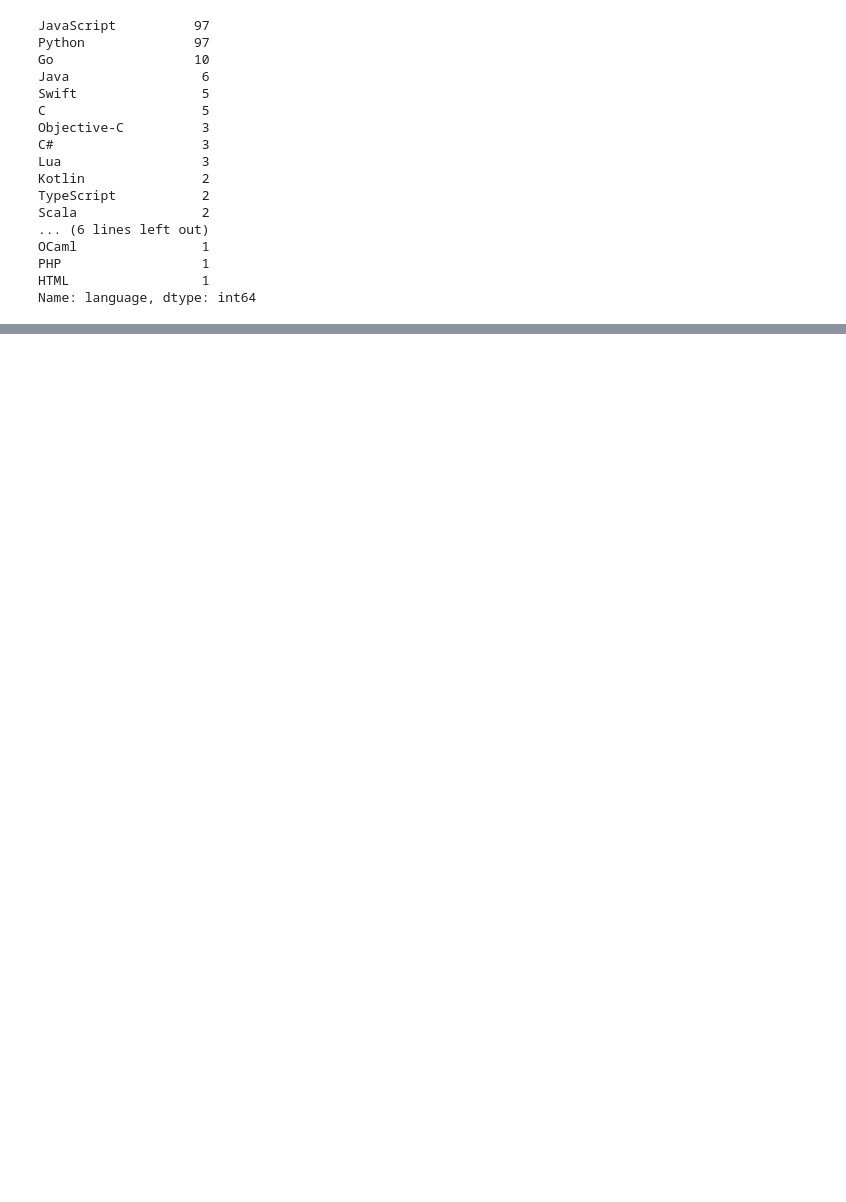
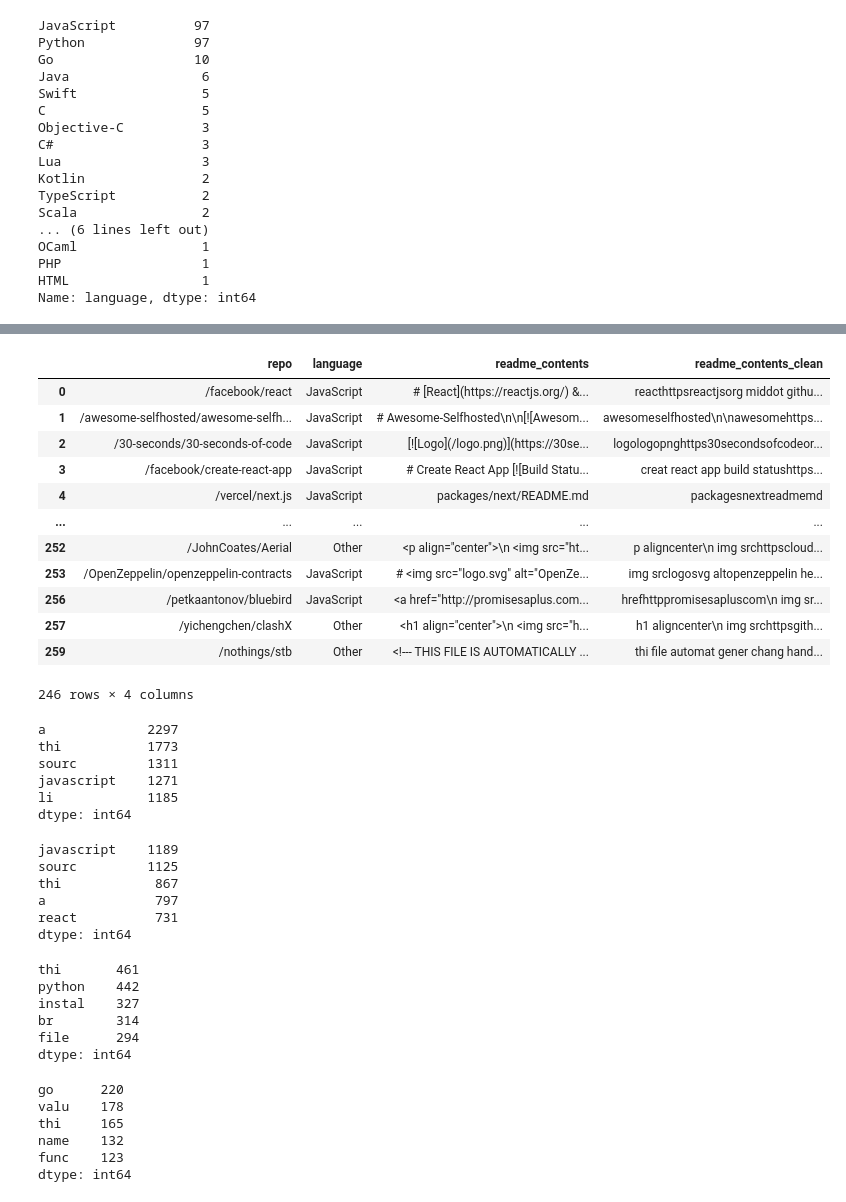
Before and after one commit to github-readme-nlp-project/github-readme-nlp-project, a Jupyter notebook: morgan_working_report.ipynb, the cells around one changed output, grey strips where cells are left out. Saved outputs shown, nothing was run; the diff lists cells and outputs as text; code cells hidden in the pictures; blank space fills up the shorter version.

```diff
--- a/morgan_working_report.ipynb
+++ b/morgan_working_report.ipynb
@@ -125,0 +131,2 @@ df.head()
+# %%
+df = df.dropna()
@@ -145,0 +164,10 @@ Name: language, dtype: int64
+# %%
+def create_other(df):
+    copy = df.language.copy()
+    output = []
+    for lang in copy:
+        if (lang != 'JavaScript') & (lang != 'Python') & (lang != 'Go'):
+            output.append('Other')
+        else:
+            output.append(lang)
+    return output
@@ -145,0 +240,16 @@ Name: language, dtype: int64
+# %%
+df_clean
+# %% [output]
+|  | repo | language | readme_contents | readme_contents_clean |
+| 0 | /facebook/react | JavaScript | # [React](https://reactjs.org/) &... | reacthttpsreactjsorg middot githu... |
+| 1 | /awesome-selfhosted/awesome-selfh... | JavaScript | # Awesome-Selfhosted\n\n[![Awesom... | awesomeselfhosted\n\nawesomehttps... |
+| 2 | /30-seconds/30-seconds-of-code | JavaScript | [![Logo](/logo.png)](https://30se... | logologopnghttps30secondsofcodeor... |
+| 3 | /facebook/create-react-app | JavaScript | # Create React App [![Build Statu... | creat react app build statushttps... |
+| 4 | /vercel/next.js | JavaScript | packages/next/README.md | packagesnextreadmemd |
+| ... | ... | ... | ... | ... |
+| 252 | /JohnCoates/Aerial | Other | <p align="center">\n <img src="ht... | p aligncenter\n img srchttpscloud... |
+| 253 | /OpenZeppelin/openzeppelin-contracts | JavaScript | # <img src="logo.svg" alt="OpenZe... | img srclogosvg altopenzeppelin he... |
+| 256 | /petkaantonov/bluebird | JavaScript | <a href="http://promisesaplus.com... | hrefhttppromisesapluscom\n img sr... |
+| 257 | /yichengchen/clashX | Other | <h1 align="center">\n <img src="h... | h1 aligncenter\n img srchttpsgith... |
+| 259 | /nothings/stb | Other | <!--- THIS FILE IS AUTOMATICALLY ... | thi file automat gener chang hand... |
+246 rows × 4 columns
@@ -145,0 +268,36 @@ Name: language, dtype: int64
+# %%
+all_freq.head()
+# %% [output]
+a             2297
+thi           1773
+sourc         1311
+javascript    1271
+li            1185
+dtype: int64
+# %%
+js_freq.head()
+# %% [output]
+javascript    1189
+sourc         1125
+thi            867
+a              797
+react          731
+dtype: int64
+# %%
+py_freq.head()
+# %% [output]
+thi       461
+python    442
+instal    327
+br        314
+file      294
+dtype: int64
+# %%
+go_freq.head()
+# %% [output]
+go      220
+valu    178
+thi     165
+name    132
+func    123
+dtype: int64
```
Also changed, not shown: parts of 24 cells of this notebook.
